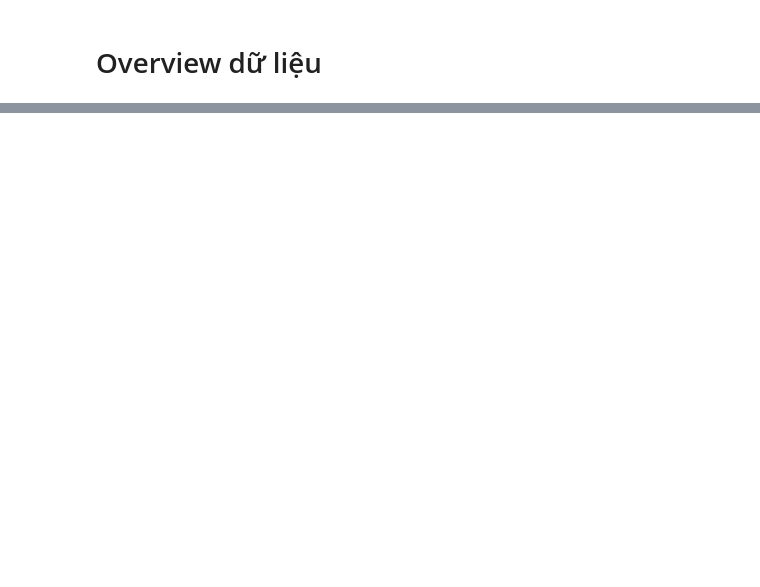
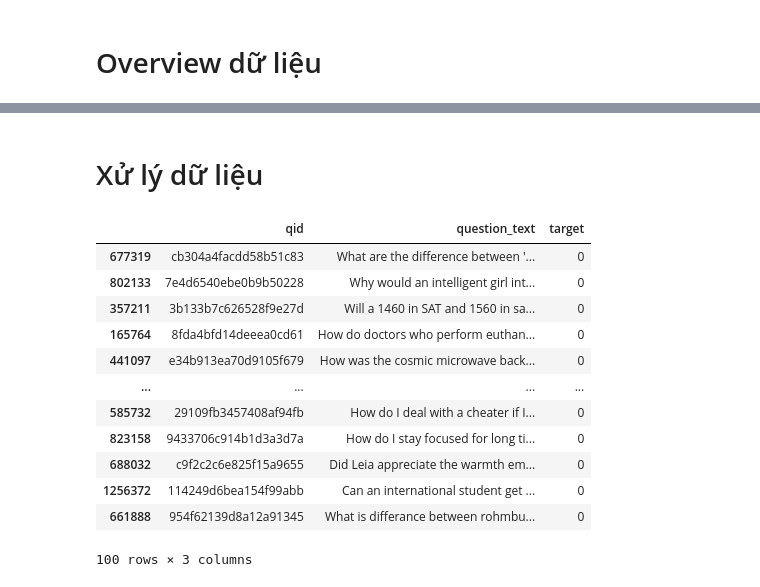
Before and after one commit to zzNuAzz/ML, a Jupyter notebook: qoura-ml.ipynb, the cells around one changed output, grey strips where cells are left out. Saved outputs shown, nothing was run; the diff lists cells and outputs as text; code cells hidden in the pictures; blank space fills up the shorter version.

```diff
--- a/qoura-ml.ipynb
+++ b/qoura-ml.ipynb
@@ -1,5 +1,4 @@
 # %%
-# Import các module, thư viện cần thiết
 import pandas as pd
 import numpy as np
 import matplotlib.pyplot as plt
@@ -11,6 +10,7 @@ import spacy
 from nltk.stem import PorterStemmer, SnowballStemmer
 from nltk.stem.lancaster import LancasterStemmer
 
+from keras.preprocessing.text import Tokenizer
 from keras.preprocessing.sequence import pad_sequences
 from keras import backend as K
 from keras.layers import *
@@ -20,10 +20,14 @@ from keras.utils import plot_model
 from keras.optimizers import Adam
 
 from sklearn import metrics
-from sklearn.model_selection import train_test_split
+from sklearn.model_selection import train_test_split, KFold, StratifiedKFold
+from sklearn.datasets import make_classification
 
 from tqdm.notebook import tqdm
+
 tqdm().pandas()
+
+pd_ctx = pd.option_context('display.max_colwidth', 100)
 # %% [markdown]
 # Mô tả bài toán
 Bài toán đặt ra là phân loại câu hỏi trên quora có chứa nội dung toxic hay không (insincere question)
@@ -335,0 +121,24 @@ def load_embedding(word2vec):
+# %% [markdown]
+# Xử lý dữ liệu
+# %%
+# dữ liệu để huấn luyện
+train = df.sample(frac = 1,random_state=123).reset_index(drop=True) # shuffle dữ liệu
+
+# Để demo nhanh, ở đây mình lấy ra 100 mẫu dữ liệu sample
+sample = train.sample(n=100, random_state=123)
+with pd_ctx:
+    display(sample)
+# %% [output]
+|  | qid | question_text | target |
+| 677319 | cb304a4facdd58b51c83 | What are the difference between '... | 0 |
+| 802133 | 7e4d6540ebe0b9b50228 | Why would an intelligent girl int... | 0 |
+| 357211 | 3b133b7c626528f9e27d | Will a 1460 in SAT and 1560 in sa... | 0 |
+| 165764 | 8fda4bfd14deeea0cd61 | How do doctors who perform euthan... | 0 |
+| 441097 | e34b913ea70d9105f679 | How was the cosmic microwave back... | 0 |
+| ... | ... | ... | ... |
+| 585732 | 29109fb3457408af94fb | How do I deal with a cheater if I... | 0 |
+| 823158 | 9433706c914b1d3a3d7a | How do I stay focused for long ti... | 0 |
+| 688032 | c9f2c2c6e825f15a9655 | Did Leia appreciate the warmth em... | 0 |
+| 1256372 | 114249d6bea154f99abb | Can an international student get ... | 0 |
+| 661888 | 954f62139d8a12a91345 | What is differance between rohmbu... | 0 |
+100 rows × 3 columns
```
Also changed, not shown: parts of 81 cells of this notebook.
